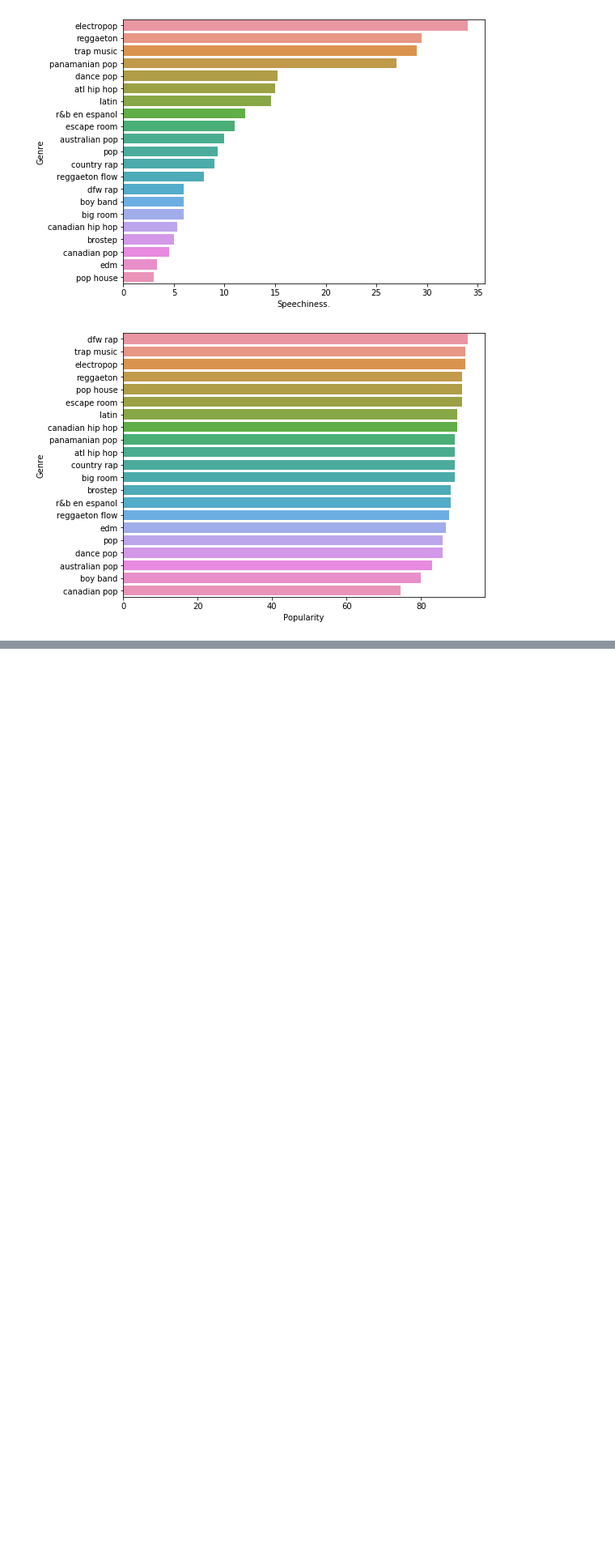
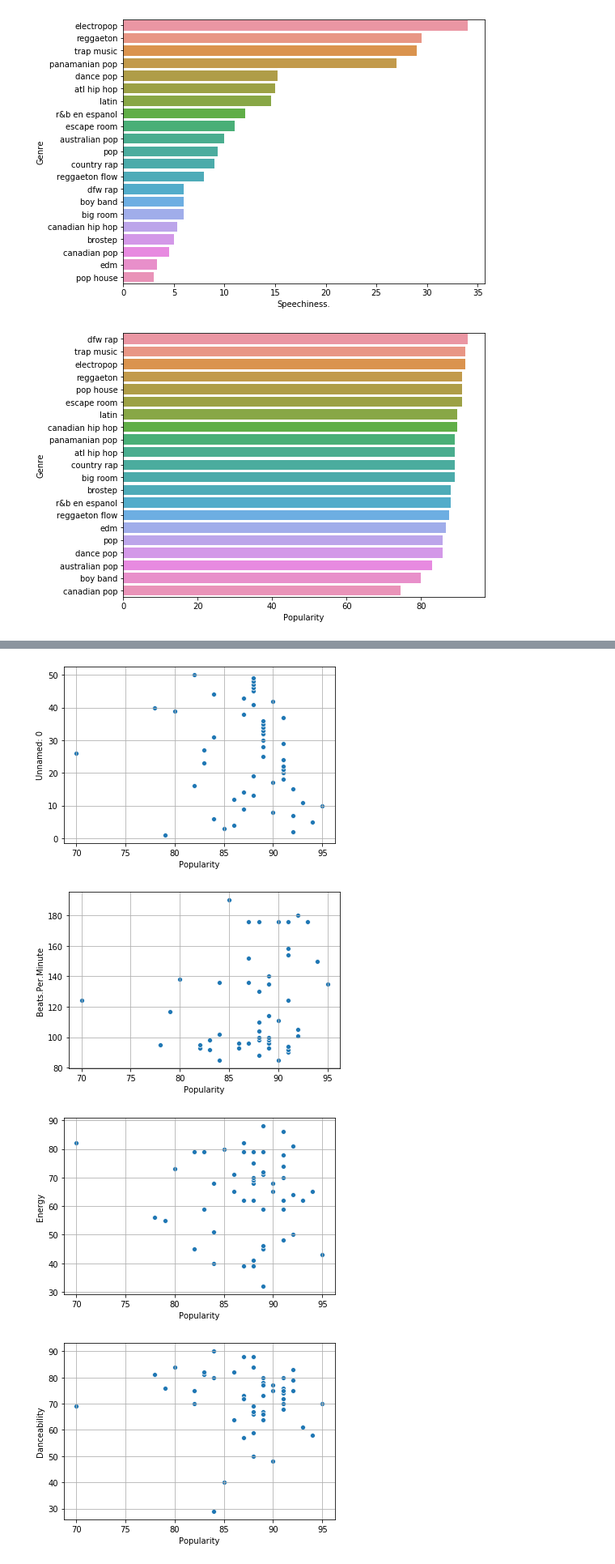
Before and after one commit to SANYAM1996/scatter-plotter, a Jupyter notebook: spotify_analysis.ipynb, the cells around one changed output, grey strips where cells are left out. Shown at 81% size. Cells and saved outputs as stored; diff of their text form; code cells hidden in the pictures; blank space fills up the shorter version.

```diff
--- a/spotify_analysis.ipynb
+++ b/spotify_analysis.ipynb
@@ -85,0 +103,11 @@ for col in data.select_dtypes(exclude='O').columns:
+# %%
+column_to_pair = data.select_dtypes(exclude='O')
+for item in column_to_pair:
+    fig,ax = plt.subplots(nrows=1,ncols=1)
+    sns.scatterplot(data['Popularity'],data[item],ax=ax)
+    plt.grid()
+# %% [output]
+[figure, added]
+[figure, added]
+[figure, added]
+[figure, added]
```
Also changed, not shown: parts of 5 cells of this notebook.
